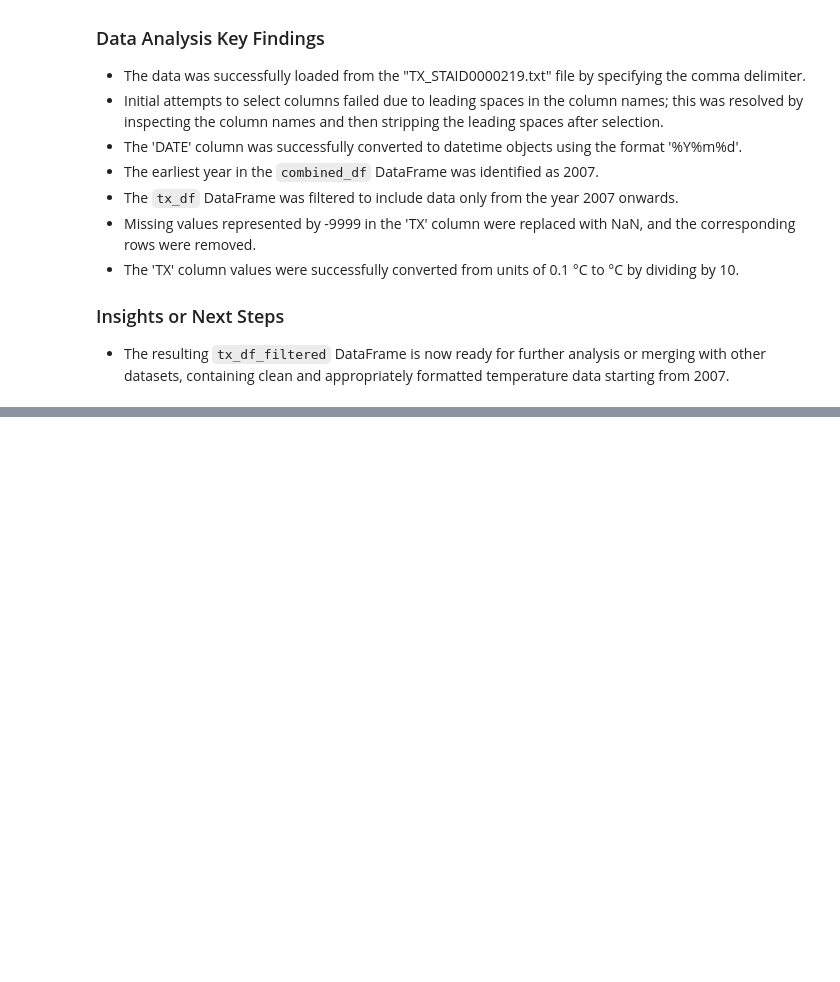
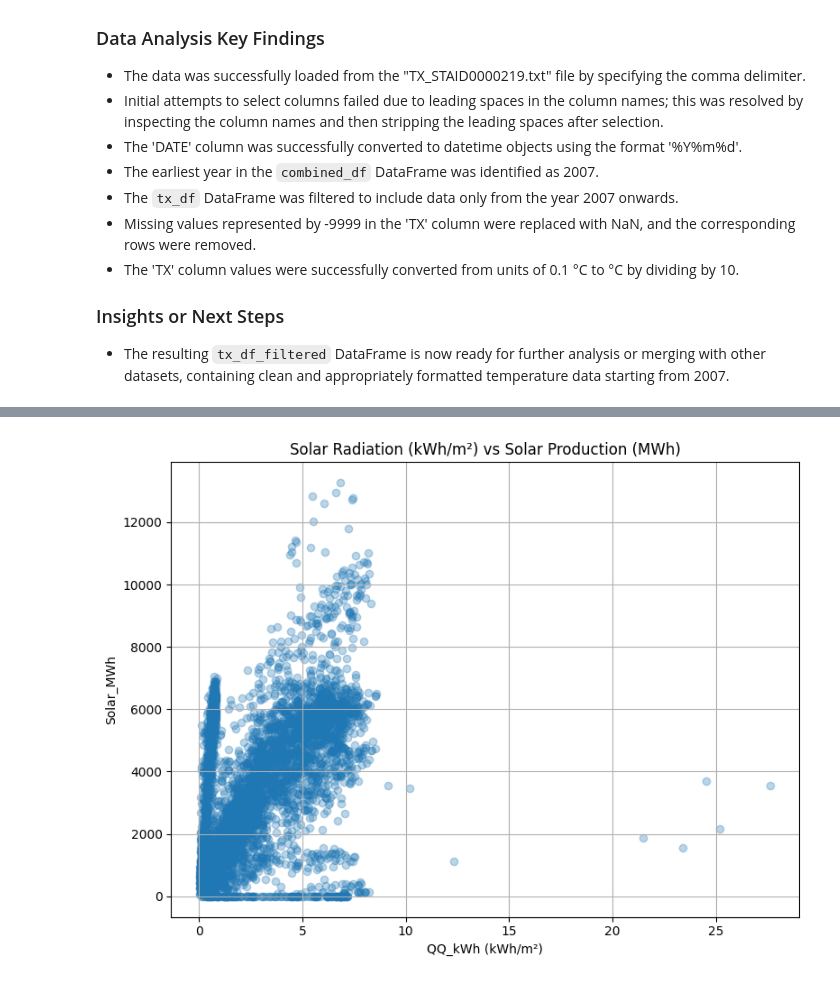
Before and after one commit to remussamoila/Electricity_forecast_for_prosumers, a Jupyter notebook: notebooks/01_data_cleaning.ipynb, the cells around one changed output, grey strips where cells are left out. Drawn from its saved outputs; the diff is of its cells as text; code cells hidden in the pictures; blank space fills up the shorter version.

```diff
--- a/notebooks/01_data_cleaning.ipynb
+++ b/notebooks/01_data_cleaning.ipynb
@@ -546,0 +649,20 @@ else:
+# %%
+import matplotlib.pyplot as plt
+
+# 1. Remove invalid/missing QQ values
+df_clean = df_merged[df_merged["QQ"] > 0].copy()
+
+# 2. Optional: convert daily average radiation to energy per m²
+df_clean["QQ_kWh"] = df_clean["QQ"] * 24 / 1000  # W/m² → kWh/m²/day
+
+# 3. Plot updated scatter
+plt.figure(figsize=(8, 6))
+plt.scatter(df_clean["QQ_kWh"], df_clean["Solar_MWh"], alpha=0.3)
+plt.title("Solar Radiation (kWh/m²) vs Solar Production (MWh)")
+plt.xlabel("QQ_kWh (kWh/m²)")
+plt.ylabel("Solar_MWh")
+plt.grid(True)
+plt.tight_layout()
+plt.show()
+# %% [output]
+[figure, added]
```
Also changed, not shown: parts of 5 cells of this notebook.
